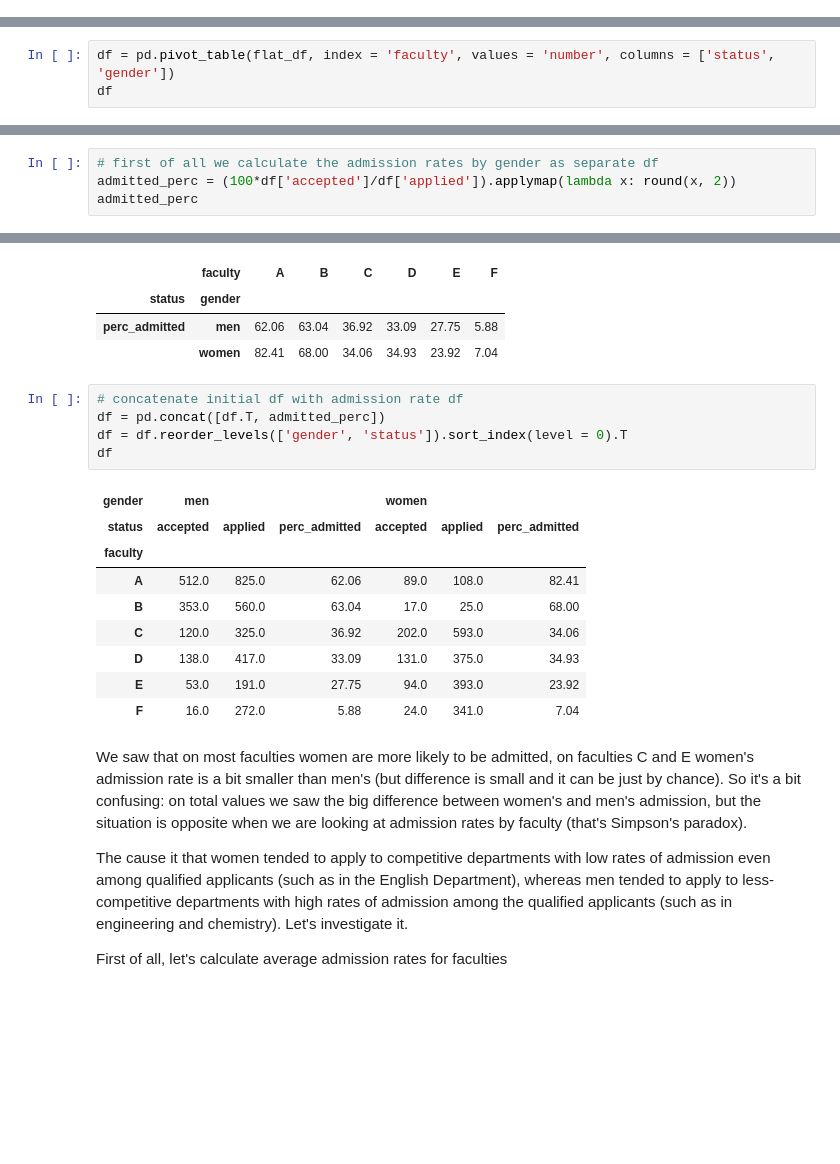
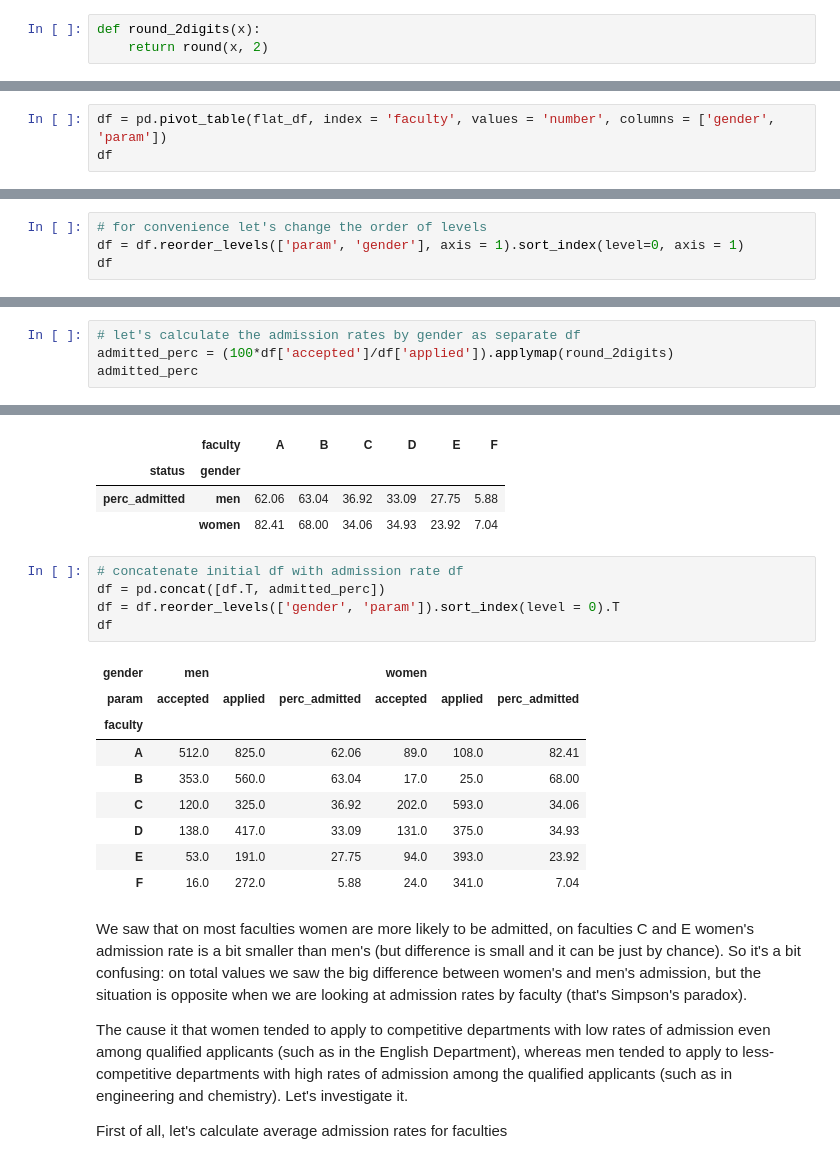
Before and after one commit to feelthelearn/useful_python_code, a Jupyter notebook: Pandas_MultiIndex/multiindex_example.ipynb, the cells around one changed output, grey strips where cells are left out. Cells and saved outputs as stored; diff of their text form; blank space fills up the shorter version.

```diff
--- a/Pandas_MultiIndex/multiindex_example.ipynb
+++ b/Pandas_MultiIndex/multiindex_example.ipynb
@@ -13,4 +13,7 @@ from pylab import rcParams
 rcParams['figure.figsize'] = 8, 5
 # %%
 flat_df = pd.read_csv('berkeley_case.csv', sep = ';')
+# %%
+def round_2digits(x):
+    return round(x, 2)
 # %%
@@ -27,6 +30,6 @@ The admission figures showed that men applying were more likely than women to be
 
 Pandas MultiIndex will be rather handy for this task. The most common way to create a DataFrame with multi-index is to make it with pivot_table.
 # %%
-df = pd.pivot_table(flat_df, index = 'faculty', values = 'number', columns = ['status', 'gender'])
+df = pd.pivot_table(flat_df, index = 'faculty', values = 'number', columns = ['gender', 'param'])
 df
 # %% [output]
@@ -41,0 +85,4 @@ df
+# %%
+# for convenience let's change the order of levels
+df = df.reorder_levels(['param', 'gender'], axis = 1).sort_index(level=0, axis = 1)
+df
@@ -42,6 +99,6 @@ df
 # %%
-# first of all we calculate the admission rates by gender as separate df
-admitted_perc = (100*df['accepted']/df['applied']).applymap(lambda x: round(x, 2))
+# let's calculate the admission rates by gender as separate df
+admitted_perc = (100*df['accepted']/df['applied']).applymap(round_2digits)
 admitted_perc
 # %% [output]
 | gender | men | women |
@@ -74,11 +131,11 @@ admitted_perc
 # %%
 # concatenate initial df with admission rate df
 df = pd.concat([df.T, admitted_perc])
-df = df.reorder_levels(['gender', 'status']).sort_index(level = 0).T
+df = df.reorder_levels(['gender', 'param']).sort_index(level = 0).T
 df
 # %% [output]
 | gender | men |  |  | women |  |  |
-| status | accepted | applied | perc_admitted | accepted | applied | perc_admitted |
+| param | accepted | applied | perc_admitted | accepted | applied | perc_admitted |
 | faculty |  |  |  |  |  |  |
 | A | 512.0 | 825.0 | 62.06 | 89.0 | 108.0 | 82.41 |
 | B | 353.0 | 560.0 | 63.04 | 17.0 | 25.0 | 68.00 |
```
Also changed, not shown: parts of 10 cells of this notebook, 1 other file.
